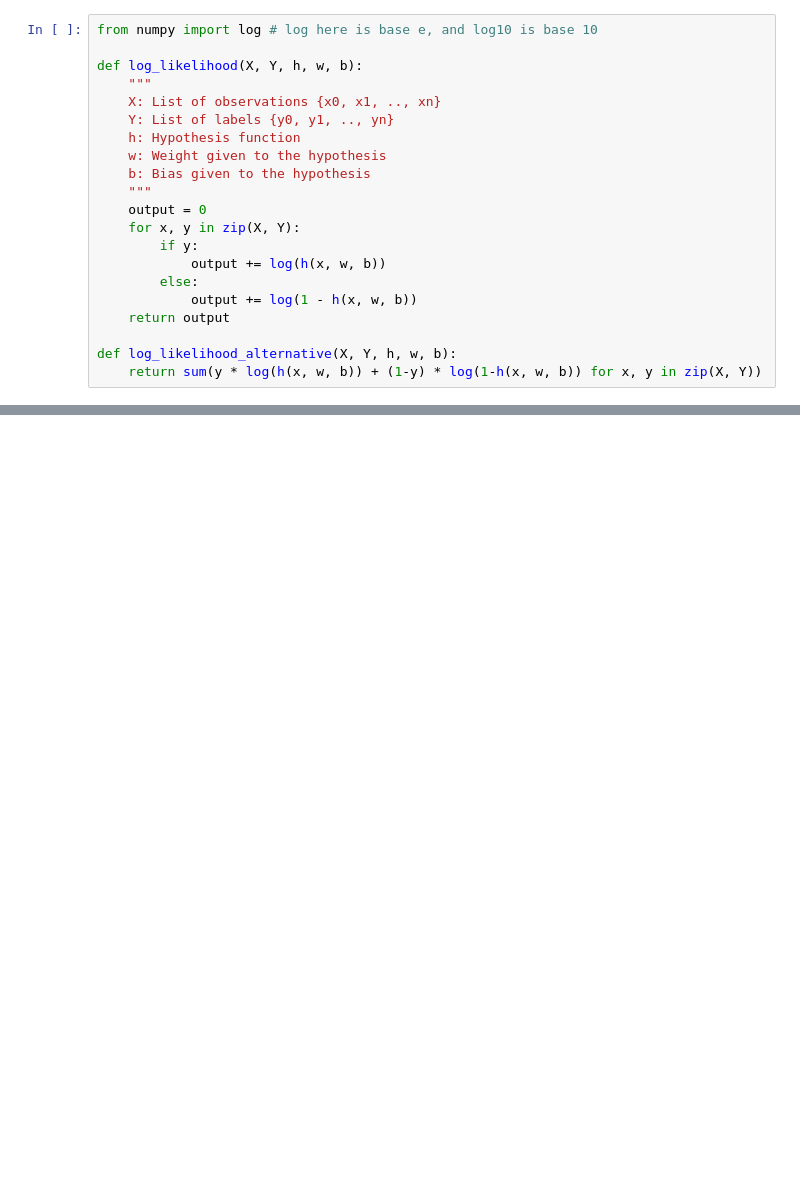
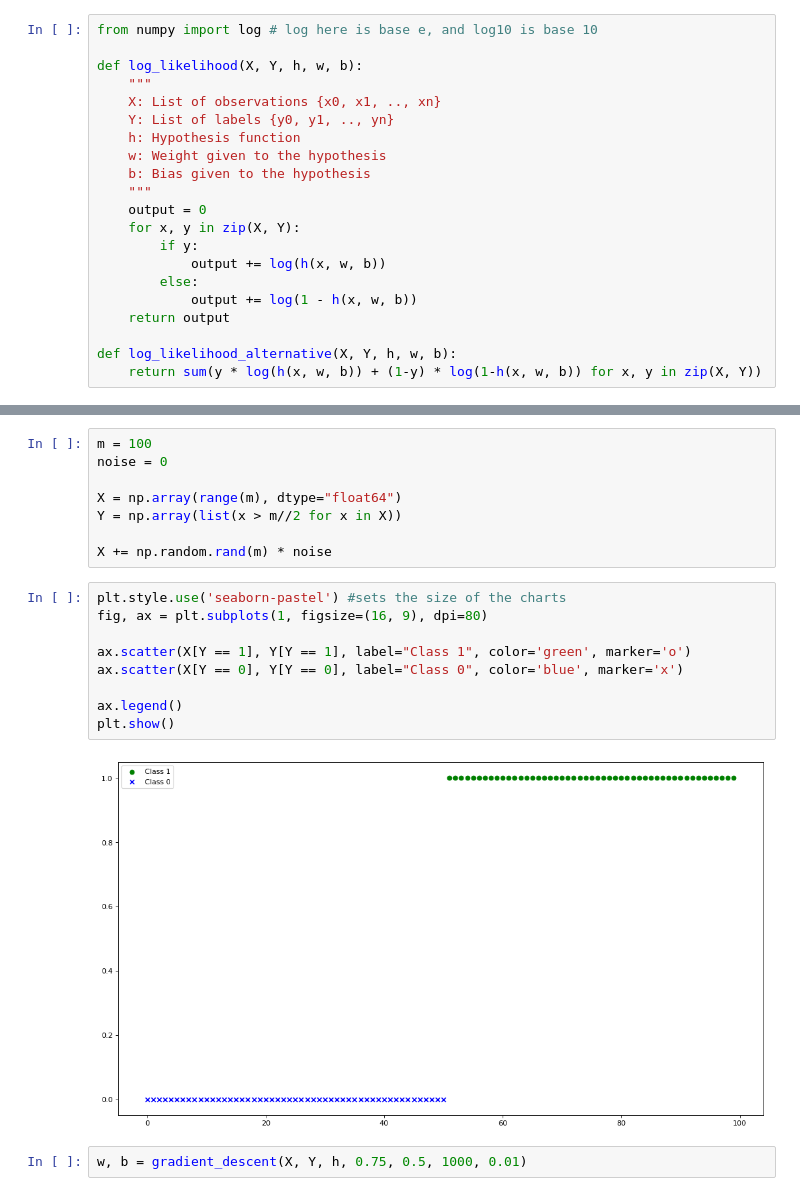
Before and after one commit to Hawzen/Experiments, a Jupyter notebook: Polynomial + Logisitic Regression/Logistic Regression Presentation.ipynb, the cells around one changed output, grey strips where cells are left out. Drawn from its saved outputs; the diff is of its cells as text; blank space fills up the shorter version.

```diff
--- a/Polynomial + Logisitic Regression/Logistic Regression Presentation.ipynb
+++ b/Polynomial + Logisitic Regression/Logistic Regression Presentation.ipynb
@@ -165,0 +84,21 @@ class LogisticRegressor:
+# %%
+m = 100
+noise = 0
+
+X = np.array(range(m), dtype="float64")
+Y = np.array(list(x > m//2 for x in X))
+
+X += np.random.rand(m) * noise
+# %%
+plt.style.use('seaborn-pastel') #sets the size of the charts
+fig, ax = plt.subplots(1, figsize=(16, 9), dpi=80)
+
+ax.scatter(X[Y == 1], Y[Y == 1], label="Class 1", color='green', marker='o')
+ax.scatter(X[Y == 0], Y[Y == 0], label="Class 0", color='blue', marker='x')
+
+ax.legend()
+plt.show()
+# %% [output]
+[figure, added]
+# %%
+w, b = gradient_descent(X, Y, h, 0.75, 0.5, 1000, 0.01)
```
Also changed, not shown: parts of 8 cells of this notebook.
